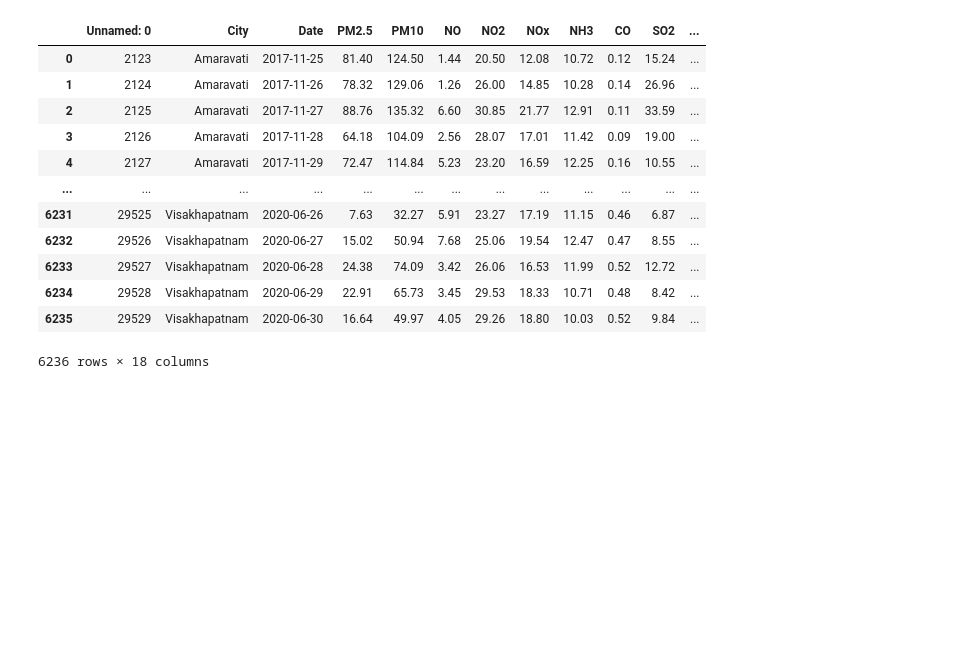
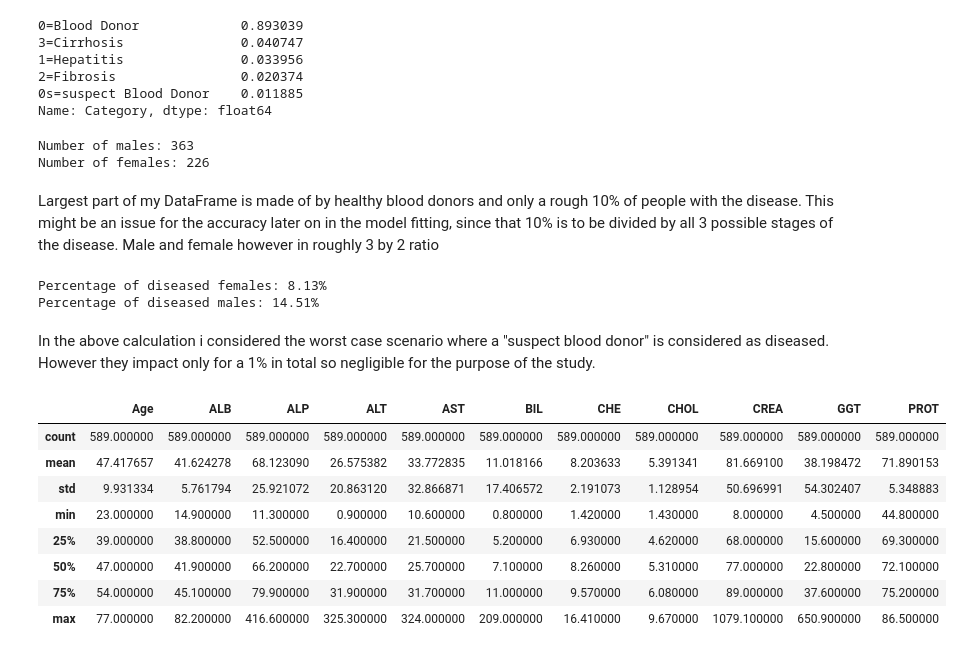
Before and after one commit to thebabycode/ML, a Jupyter notebook: ML_Lab7.ipynb, the cells around one changed output. Saved outputs shown, nothing was run; the diff lists cells and outputs as text; code cells hidden in the pictures; blank space fills up the shorter version.

```diff
--- a/ML_Lab7.ipynb
+++ b/ML_Lab7.ipynb
@@ -16,3 +79,5 @@ df.head()
+# %%
+df = pd.read_csv('/home/joseph/Desktop/ml lab/lab1/dataset/hcvdat0.csv')
 # %%
 df
 # %% [output]
@@ -32,9 +96,0 @@ df
-# %%
-#0 is not livable , 1 is Livable
-for i in range(len(df.AQI_Bucket)):
-  if df.AQI_Bucket[i] in ['Poor', 'Very Poor', 'Severe']:
-    df["Livable"][i]=0
-    print(0)
-  elif df.AQI_Bucket[i] in ['Moderate','Satisfactory', 'Good']:
-     df["Livable"][i]=1
-     print(1)
@@ -66,0 +97,4 @@ Streaming output truncated to the last 5000 lines.
+# %%
+df = df.drop(['Unnamed: 0'], axis = 'columns')
+df = df.dropna()
+df
@@ -66,0 +115,19 @@ Streaming output truncated to the last 5000 lines.
+# %%
+df.Category.value_counts(normalize = True)
+# %% [output]
+0=Blood Donor             0.893039
+3=Cirrhosis               0.040747
+1=Hepatitis               0.033956
+2=Fibrosis                0.020374
+0s=suspect Blood Donor    0.011885
+Name: Category, dtype: float64
+# %%
+num_male = df.Sex.value_counts().loc['m']
+num_female = df.Sex.value_counts().loc['f']
+print('Number of males: {}'.format(num_male))
+print('Number of females: {}'.format(num_female))
+# %% [output]
+Number of males: 363
+Number of females: 226
+# %% [markdown]
+Largest part of my DataFrame is made of by healthy blood donors and only a rough 10% of people with the disease. This might be an issue for the accuracy later on in the model fitting, since that 10% is to be divided by all 3 possible stages of the disease. Male and female however in roughly 3 by 2 ratio
@@ -67,16 +136,20 @@ Streaming output truncated to the last 5000 lines.
+# %%
+print('Percentage of diseased females: {:.2%}'.format((num_female - len(df_grp.get_group(('f', '0=Blood Donor'))))/len(df_grp.get_group(('f', '0=Blood Donor')))))
+print('Percentage of diseased males: {:.2%}'.format((num_male - len(df_grp.get_group(('m', '0=Blood Donor'))))/len(df_grp.get_group(('m', '0=Blood Donor')))))
+# %% [output]
+Percentage of diseased females: 8.13%
+Percentage of diseased males: 14.51%
+# %% [markdown]
+In the above calculation i considered the worst case scenario where a "suspect blood donor" is considered as diseased. However they impact only for a 1% in total so negligible for the purpose of the study.
 # %%
-df
+df.describe()
 # %% [output]
-|  | Unnamed: 0 | City | Date | PM2.5 | PM10 | NO | NO2 | NOx | NH3 | CO | SO2 | ... |
-| 0 | 2123 | Amaravati | 2017-11-25 | 81.40 | 124.50 | 1.44 | 20.50 | 12.08 | 10.72 | 0.12 | 15.24 | ... |
-| 1 | 2124 | Amaravati | 2017-11-26 | 78.32 | 129.06 | 1.26 | 26.00 | 14.85 | 10.28 | 0.14 | 26.96 | ... |
-| 2 | 2125 | Amaravati | 2017-11-27 | 88.76 | 135.32 | 6.60 | 30.85 | 21.77 | 12.91 | 0.11 | 33.59 | ... |
-| 3 | 2126 | Amaravati | 2017-11-28 | 64.18 | 104.09 | 2.56 | 28.07 | 17.01 | 11.42 | 0.09 | 19.00 | ... |
-| 4 | 2127 | Amaravati | 2017-11-29 | 72.47 | 114.84 | 5.23 | 23.20 | 16.59 | 12.25 | 0.16 | 10.55 | ... |
-| ... | ... | ... | ... | ... | ... | ... | ... | ... | ... | ... | ... | ... |
-| 6231 | 29525 | Visakhapatnam | 2020-06-26 | 7.63 | 32.27 | 5.91 | 23.27 | 17.19 | 11.15 | 0.46 | 6.87 | ... |
-| 6232 | 29526 | Visakhapatnam | 2020-06-27 | 15.02 | 50.94 | 7.68 | 25.06 | 19.54 | 12.47 | 0.47 | 8.55 | ... |
-| 6233 | 29527 | Visakhapatnam | 2020-06-28 | 24.38 | 74.09 | 3.42 | 26.06 | 16.53 | 11.99 | 0.52 | 12.72 | ... |
-| 6234 | 29528 | Visakhapatnam | 2020-06-29 | 22.91 | 65.73 | 3.45 | 29.53 | 18.33 | 10.71 | 0.48 | 8.42 | ... |
-| 6235 | 29529 | Visakhapatnam | 2020-06-30 | 16.64 | 49.97 | 4.05 | 29.26 | 18.80 | 10.03 | 0.52 | 9.84 | ... |
+|  | Age | ALB | ALP | ALT | AST | BIL | CHE | CHOL | CREA | GGT | PROT |
+| count | 589.000000 | 589.000000 | 589.000000 | 589.000000 | 589.000000 | 589.000000 | 589.000000 | 589.000000 | 589.000000 | 589.000000 | 589.000000 |
+| mean | 47.417657 | 41.624278 | 68.123090 | 26.575382 | 33.772835 | 11.018166 | 8.203633 | 5.391341 | 81.669100 | 38.198472 | 71.890153 |
+| std | 9.931334 | 5.761794 | 25.921072 | 20.863120 | 32.866871 | 17.406572 | 2.191073 | 1.128954 | 50.696991 | 54.302407 | 5.348883 |
+| min | 23.000000 | 14.900000 | 11.300000 | 0.900000 | 10.600000 | 0.800000 | 1.420000 | 1.430000 | 8.000000 | 4.500000 | 44.800000 |
+| 25% | 39.000000 | 38.800000 | 52.500000 | 16.400000 | 21.500000 | 5.200000 | 6.930000 | 4.620000 | 68.000000 | 15.600000 | 69.300000 |
+| 50% | 47.000000 | 41.900000 | 66.200000 | 22.700000 | 25.700000 | 7.100000 | 8.260000 | 5.310000 | 77.000000 | 22.800000 | 72.100000 |
+| 75% | 54.000000 | 45.100000 | 79.900000 | 31.900000 | 31.700000 | 11.000000 | 9.570000 | 6.080000 | 89.000000 | 37.600000 | 75.200000 |
+| max | 77.000000 | 82.200000 | 416.600000 | 325.300000 | 324.000000 | 209.000000 | 16.410000 | 9.670000 | 1079.100000 | 650.900000 | 86.500000 |
-6236 rows × 18 columns
```
Also changed, not shown: parts of 76 cells of this notebook.
